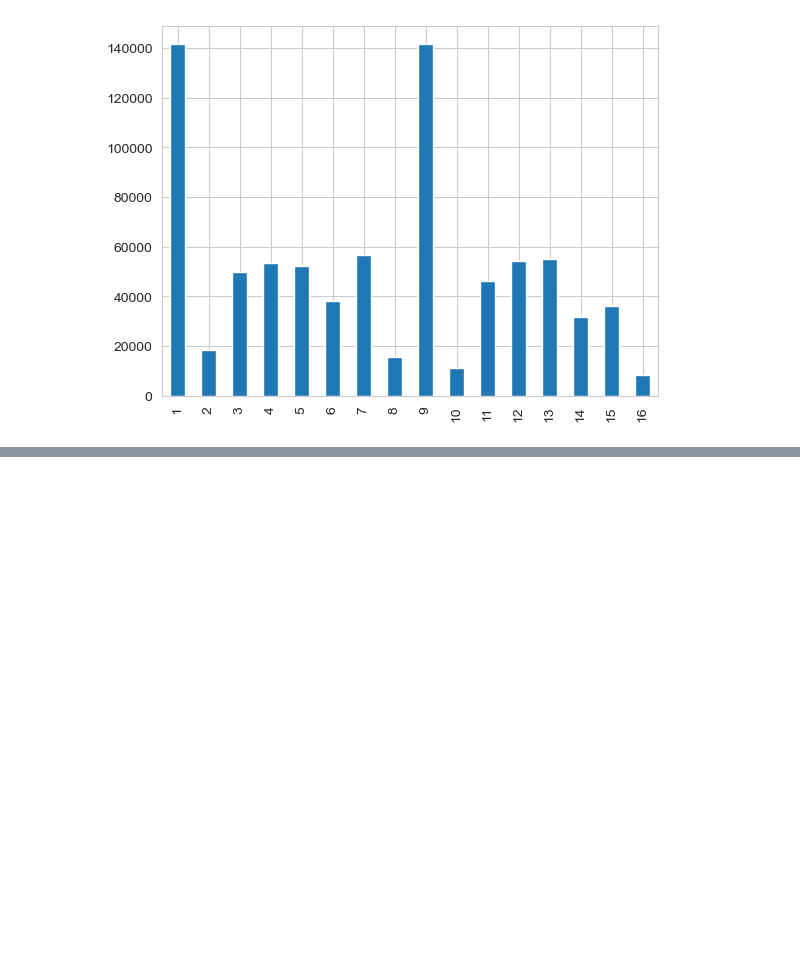
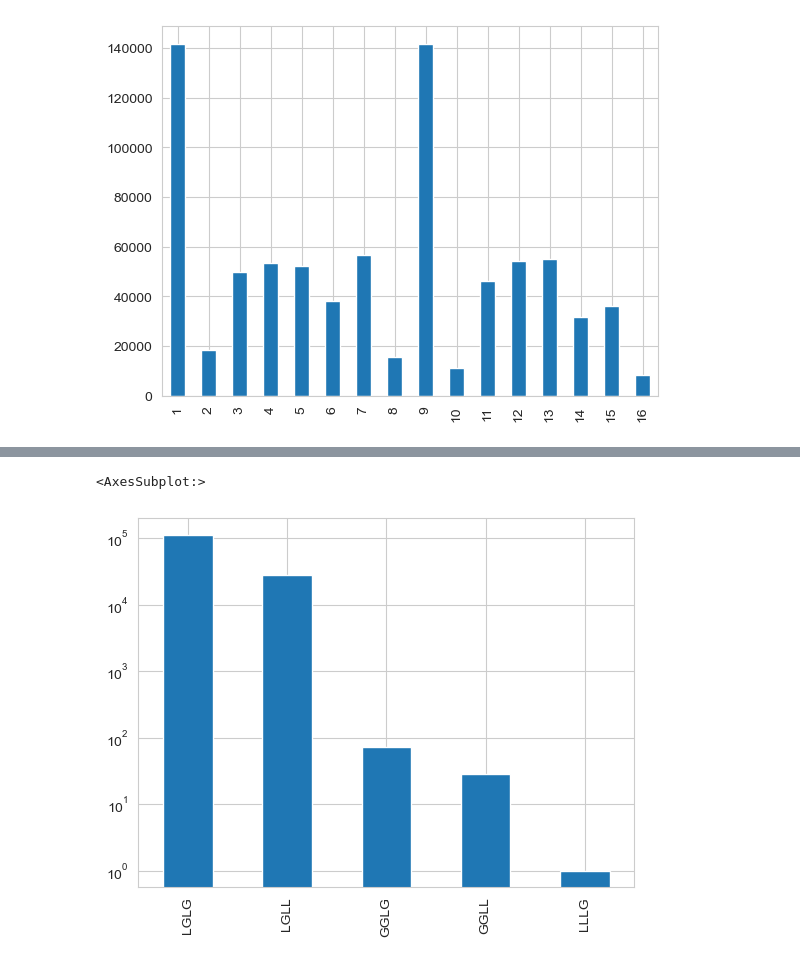
Before and after one commit to kmein/shloka, a Jupyter notebook: shloka-scansion/Shloka.ipynb, the cells around one changed output, grey strips where cells are left out. Saved outputs shown, nothing was run; the diff lists cells and outputs as text; code cells hidden in the pictures; blank space fills up the shorter version.

```diff
--- a/shloka-scansion/Shloka.ipynb
+++ b/shloka-scansion/Shloka.ipynb
@@ -71,0 +107,4 @@ df_localisation["position"].value_counts().sort_index().plot.bar()
+# %%
+def get_pada(number):
+    assert 1 <= number <= 4
+    return lambda ls: ls.split(".")[number - 1]
@@ -71,0 +116,5 @@ df_localisation["position"].value_counts().sort_index().plot.bar()
+# %%
+shlokas["lengths"].apply(get_pada(4)).value_counts().plot.bar(logy=True)
+# %% [output]
+<AxesSubplot:>
+[figure, added]
```
Also changed, not shown: parts of 11 cells of this notebook.
